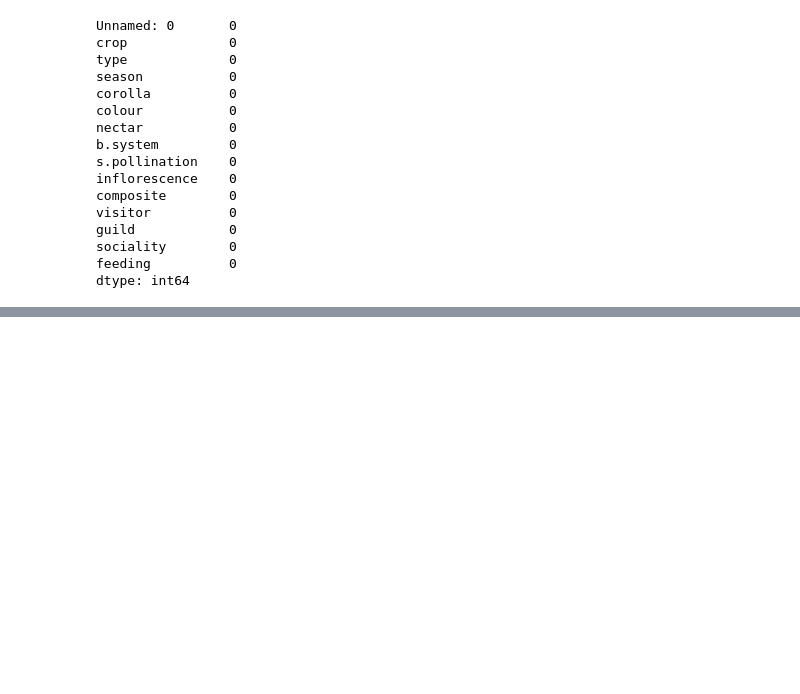
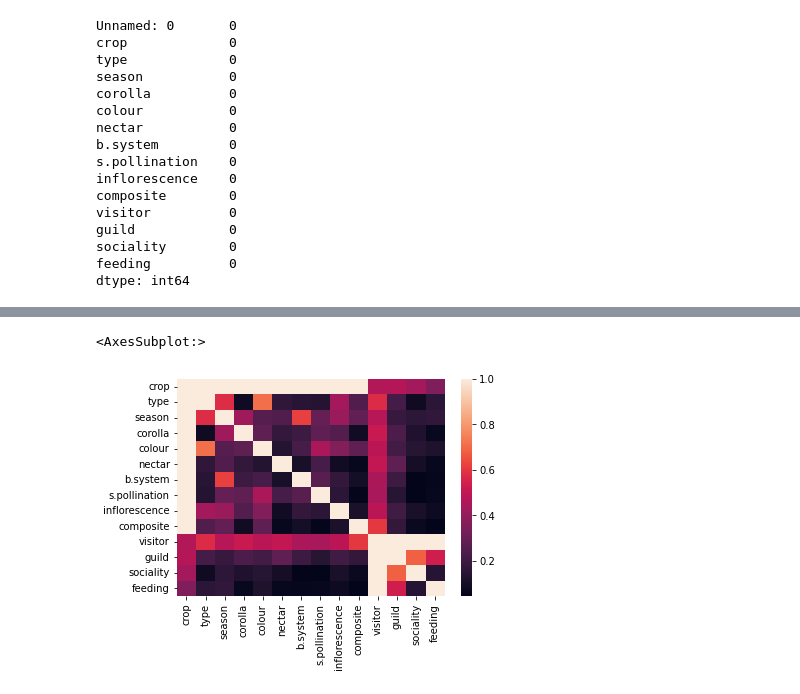
Before and after one commit to BeeNick/ML_Exercises, a Jupyter notebook: exercises-pollinators-datasets-exploration.ipynb, the cells around one changed output, grey strips where cells are left out. Drawn from its saved outputs; the diff is of its cells as text; code cells hidden in the pictures; blank space fills up the shorter version.

```diff
--- a/exercises-pollinators-datasets-exploration.ipynb
+++ b/exercises-pollinators-datasets-exploration.ipynb
@@ -428,0 +577,9 @@ dtype: int64
+# %%
+CramersV_GPD_subset_object = am.CramersV(GPD_dataset_subset2_0NaN)
+# %%
+CramersV_GPD_subset_matrix = CramersV_GPD_subset_object.fit()
+# %%
+sb.heatmap(CramersV_GPD_subset_matrix)
+# %% [output]
+<AxesSubplot:>
+[figure, added]
```
Also changed, not shown: parts of 24 cells of this notebook, 1 other file.
